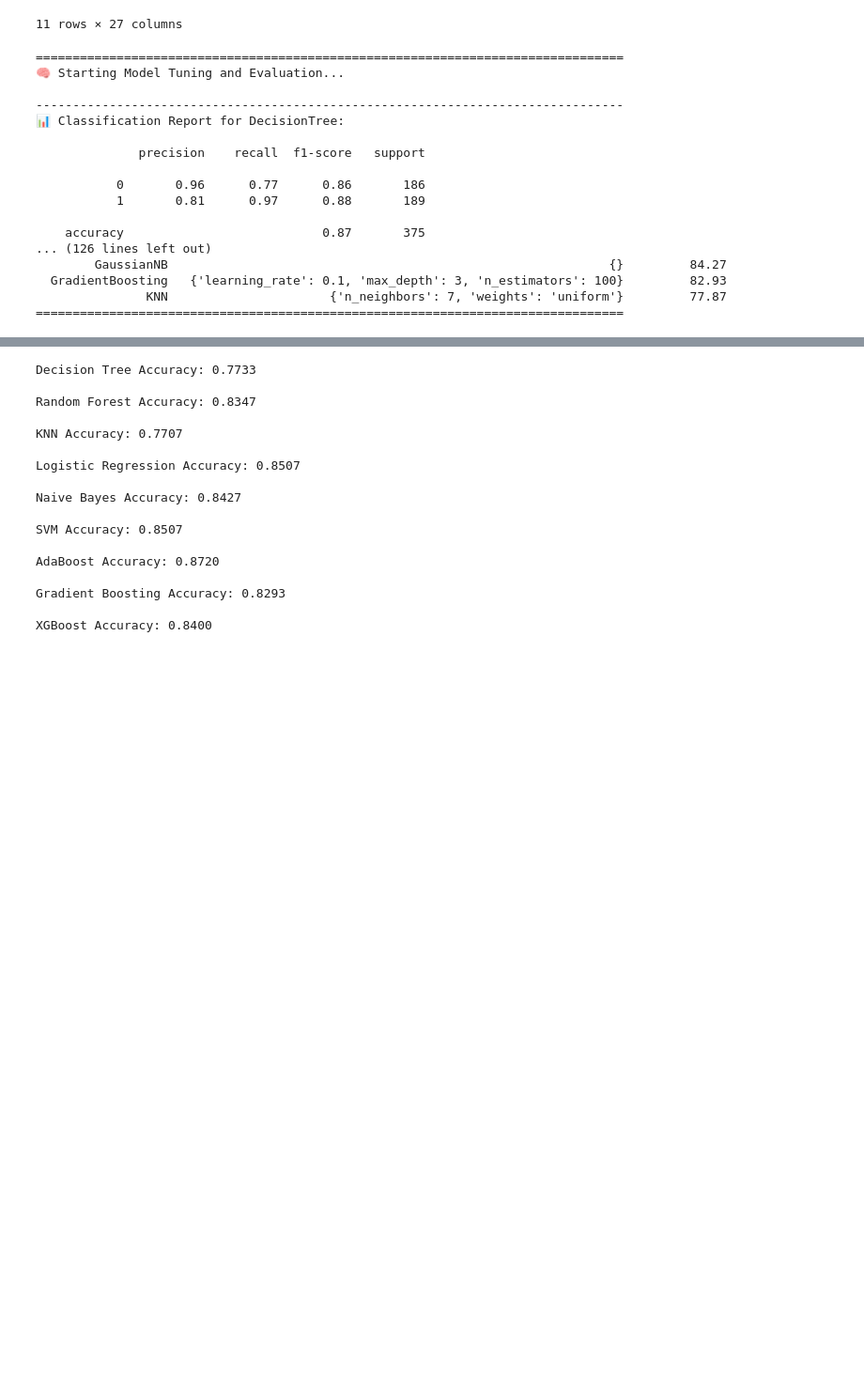
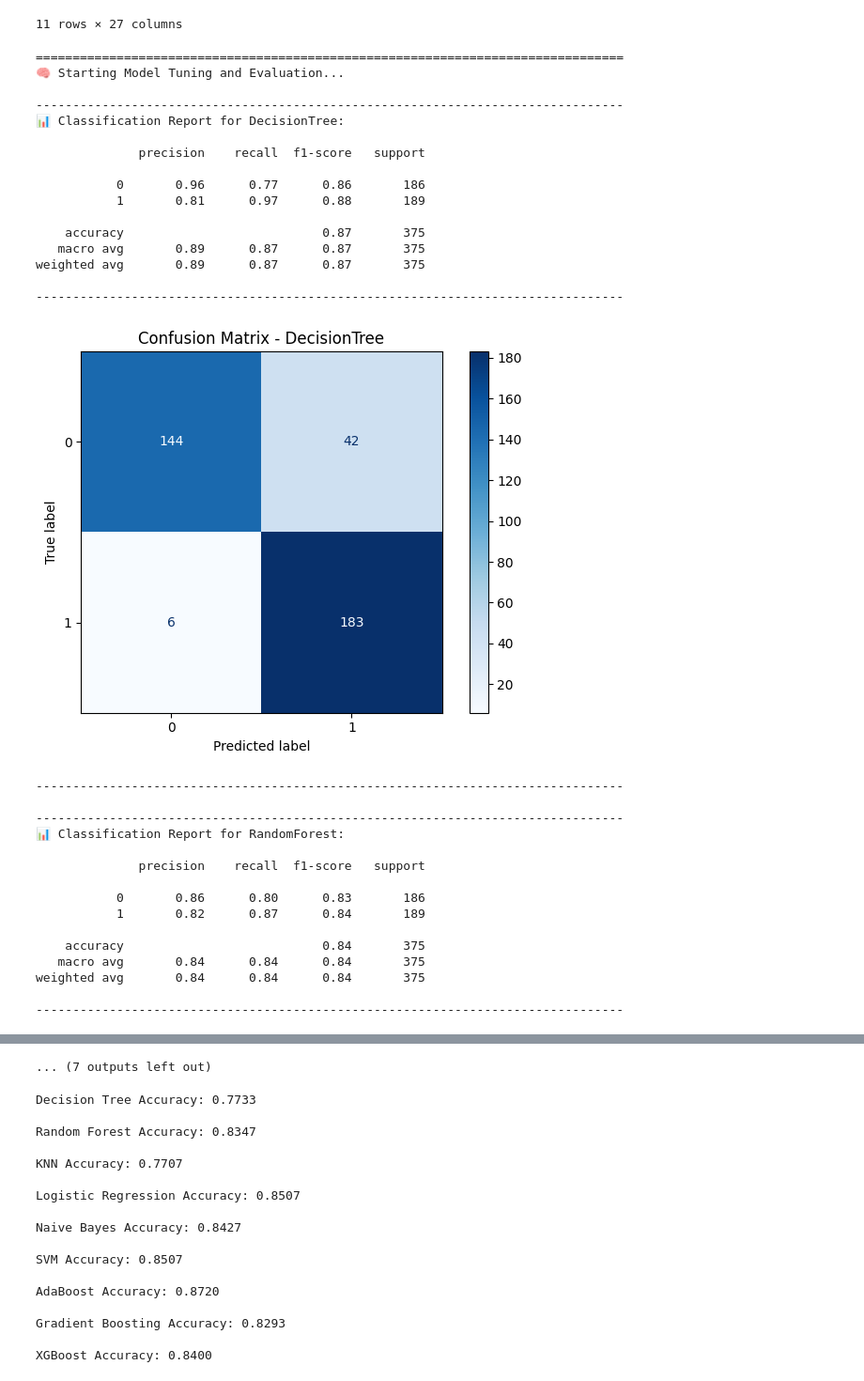
Before and after one commit to AnshveerSinghVIT/Mental_Health_project, a Jupyter notebook: notebook/MentalHealth.ipynb, the cells around one changed output, grey strips where cells are left out. Shown at 94% size. Drawn from its saved outputs; the diff is of its cells as text; code cells hidden in the pictures; blank space fills up the shorter version.

Commit message:
Added confusion matrix

```diff
--- a/notebook/MentalHealth.ipynb
+++ b/notebook/MentalHealth.ipynb
@@ -405,6 +405,8 @@ xgb_train_acc = accuracy_score(y_train, xgb.predict(X_train))
 xgb_test_acc = accuracy_score(y_test, y_pred)
 # %%
 from sklearn.model_selection import GridSearchCV
+from sklearn.metrics import confusion_matrix, ConfusionMatrixDisplay
+import matplotlib.pyplot as plt
 
 scaler = StandardScaler()
 X_train_scaled = scaler.fit_transform(X_train)
@@ -473,35 +475,62 @@ for name, mp in param_grids.items():
         'Model': name,
         'Best Params': grid.best_params_,
         'Accuracy (%)': round(acc * 100, 2)
     })
 
     print(f"{'-'*80}")
     print(f"📊 Classification Report for {name}:\n")
     print(classification_report(y_test, preds))
     print(f"{'-'*80}\n")
 
+    # ➕ Confusion Matrix
+    cm = confusion_matrix(y_test, preds)
+    disp = ConfusionMatrixDisplay(confusion_matrix=cm)
+    disp.plot(cmap='Blues', values_format='d')
+    plt.title(f'Confusion Matrix - {name}')
+    plt.grid(False)
+    plt.tight_layout()
+    plt.show()
+
+    print(f"{'-'*80}\n")
+
+
 # Convert to DataFrame for summary view
 df_results = pd.DataFrame(results).sort_values(by='Accuracy (%)', ascending=False)
 
 print("=" * 80)
 print("🏁 FINAL MODEL PERFORMANCE COMPARISON:")
 print(df_results.to_string(index=False))
 print("=" * 80)
 # %% [output]
 ================================================================================
 🧠 Starting Model Tuning and Evaluation...
 
 --------------------------------------------------------------------------------
 📊 Classification Report for DecisionTree:
 
               precision    recall  f1-score   support
 
            0       0.96      0.77      0.86       186
            1       0.81      0.97      0.88       189
 
     accuracy                           0.87       375
-... (126 lines left out)
-        GaussianNB                                                            {}         84.27
-  GradientBoosting   {'learning_rate': 0.1, 'max_depth': 3, 'n_estimators': 100}         82.93
-               KNN                      {'n_neighbors': 7, 'weights': 'uniform'}         77.87
-================================================================================
+   macro avg       0.89      0.87      0.87       375
+weighted avg       0.89      0.87      0.87       375
+
+--------------------------------------------------------------------------------
+[figure, added]
+--------------------------------------------------------------------------------
+
+--------------------------------------------------------------------------------
+📊 Classification Report for RandomForest:
+
+              precision    recall  f1-score   support
+
+           0       0.86      0.80      0.83       186
+           1       0.82      0.87      0.84       189
+
+    accuracy                           0.84       375
+   macro avg       0.84      0.84      0.84       375
+weighted avg       0.84      0.84      0.84       375
+
+--------------------------------------------------------------------------------
@@ -508,3 +602,4 @@ print("=" * 80)
+... (7 outputs left out)
 # %%
 
 from sklearn.metrics import accuracy_score
```
Also changed, not shown: parts of 2 cells of this notebook.
